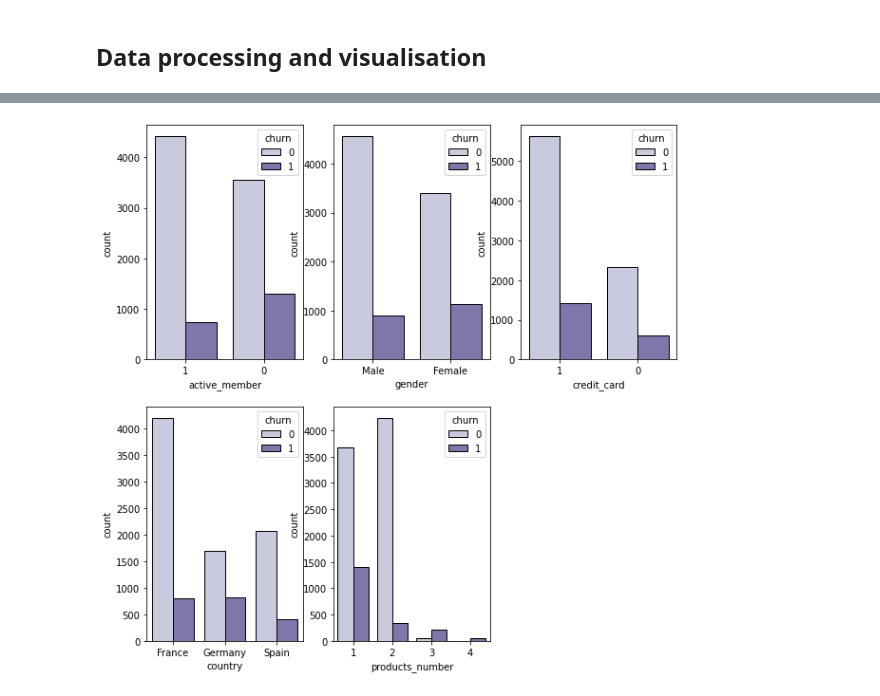
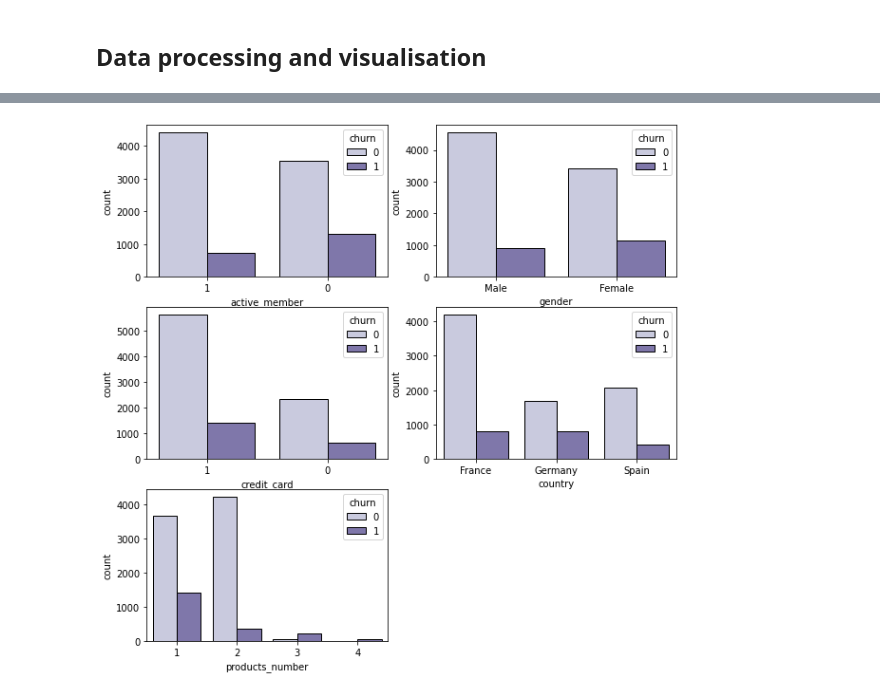
Before and after one commit to stefancourt/Churn-Prediction, a Jupyter notebook: churn-prediction.ipynb, the cells around one changed output, grey strips where cells are left out. Drawn from its saved outputs; the diff is of its cells as text; code cells hidden in the pictures.

```diff
--- a/churn-prediction.ipynb
+++ b/churn-prediction.ipynb
@@ -93,28 +114,28 @@ plt.show()
 # %%
 plt.figure(figsize=(10, 10))
-plt.subplot(2,3,1)
+plt.subplot(3,2,1)
 plt.xlabel('active_member', fontsize=10)
 plt.ylabel('count', fontsize=10)
 count_plt = sns.countplot(data=df, x='active_member', hue='churn', order=df['active_member'].value_counts().index, palette=mycolors , edgecolor="black")
 
-plt.subplot(2,3,2)
+plt.subplot(3,2,2)
 plt.xlabel('gender', fontsize=10)
 plt.ylabel('count', fontsize=10)
 count_plt = sns.countplot(data=df, x='gender', hue='churn', order=df['gender'].value_counts().index, palette=mycolors, edgecolor="black")
 
-plt.subplot(2,3,3)
+plt.subplot(3,2,3)
 plt.xlabel('credit_card', fontsize=10)
 plt.ylabel('count', fontsize=10)
 count_plt = sns.countplot(data=df, x='credit_card', hue='churn', order=df['credit_card'].value_counts().index, palette=mycolors, edgecolor="black")
 
-plt.subplot(2,3,4)
+plt.subplot(3,2,4)
 plt.xlabel('country', fontsize=10)
 plt.ylabel('count', fontsize=10)
 count_plt = sns.countplot(data=df, x='country', hue='churn', order=df['country'].value_counts().index, palette=mycolors, edgecolor="black")
 
-plt.subplot(2,3,5)
+plt.subplot(3,2,5)
 plt.xlabel('products_number', fontsize=10)
 plt.ylabel('count', fontsize=10)
 count_plt = sns.countplot(data=df, x='products_number', hue='churn', order=df['products_number'].value_counts().index, palette=mycolors, edgecolor="black")
 # %% [output]
-[figure, old version]
+[figure, new version]
```
Also changed, not shown: parts of 5 cells of this notebook.
